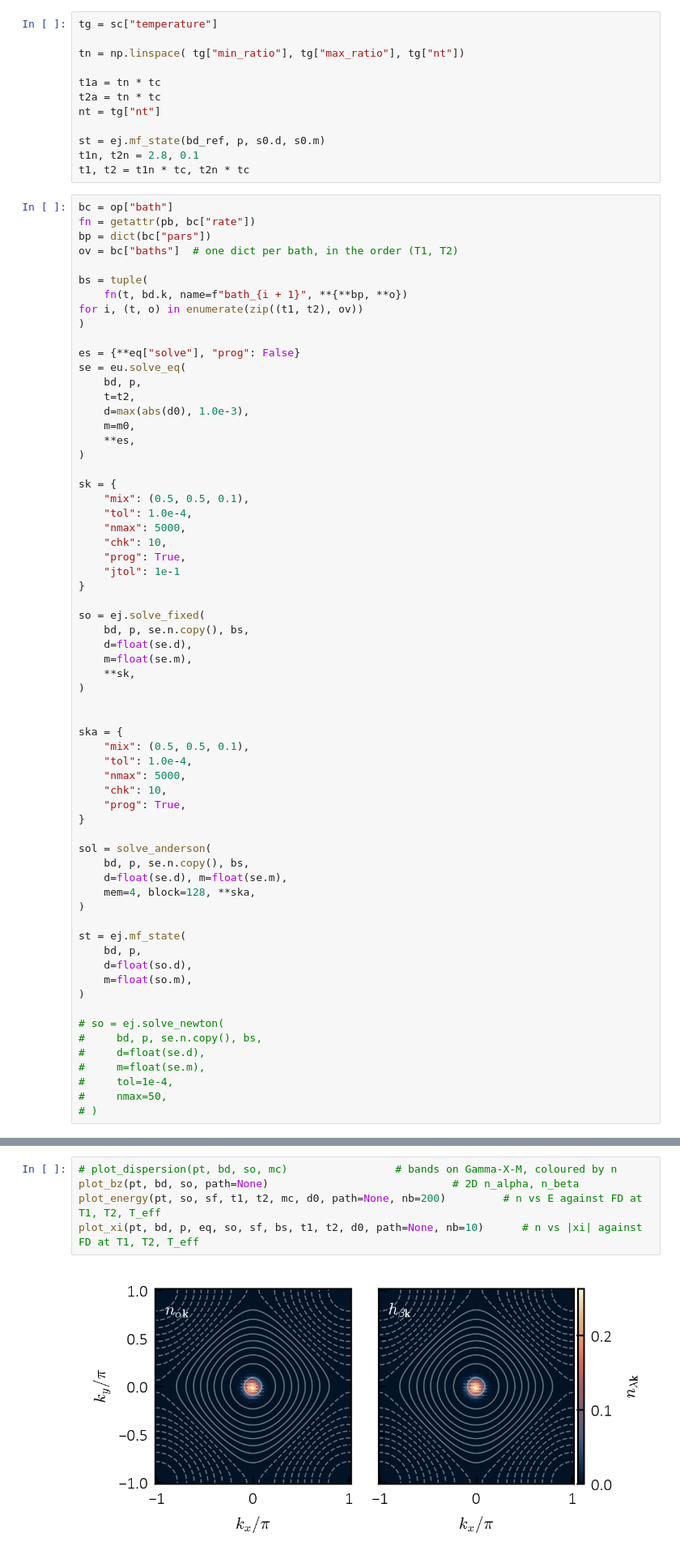
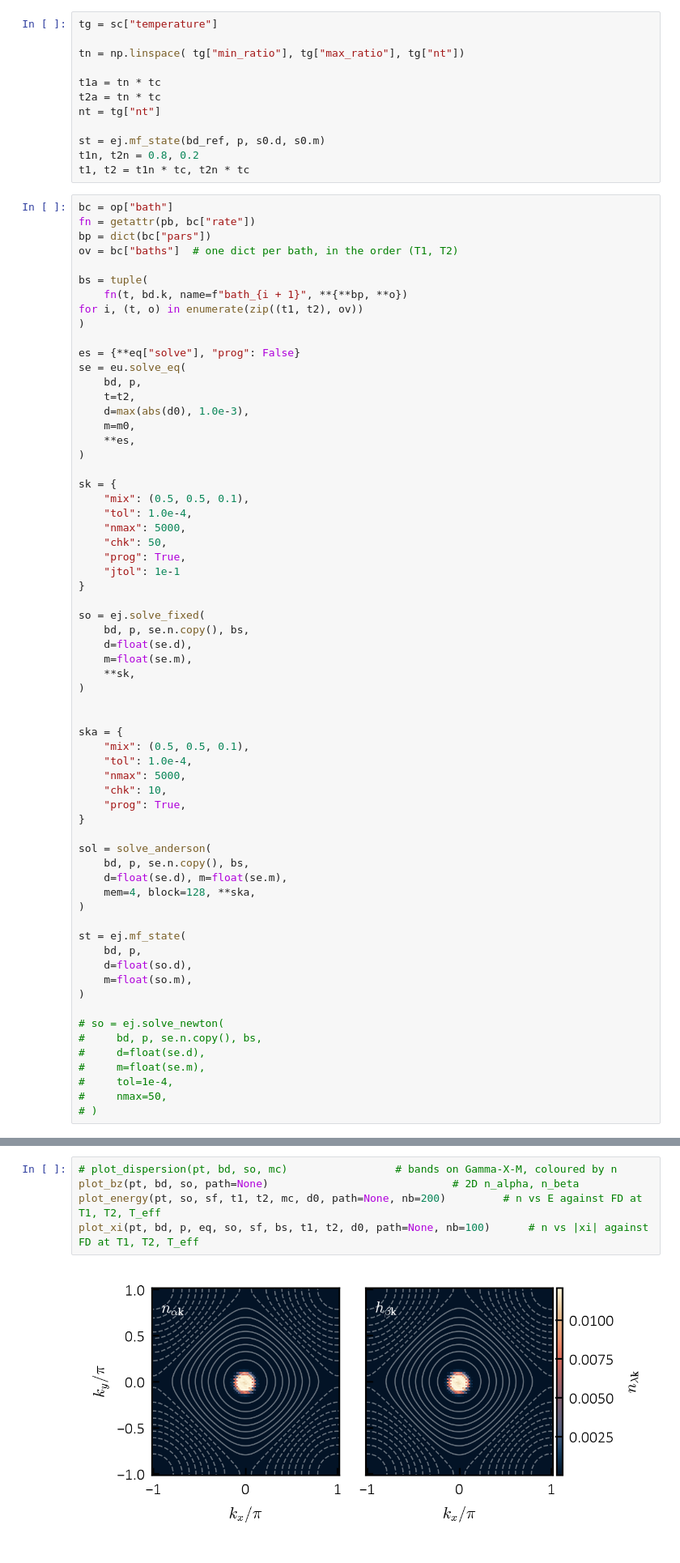
Before and after one commit to korl-z/IJS-F1, a Jupyter notebook: Koda/EI_baths/phonon-photon-realnumbers.ipynb, the cells around one changed output, grey strips where cells are left out. Shown at 81% size. Drawn from its saved outputs; the diff is of its cells as text.

```diff
--- a/Koda/EI_baths/phonon-photon-realnumbers.ipynb
+++ b/Koda/EI_baths/phonon-photon-realnumbers.ipynb
@@ -89,7 +89,7 @@ t2a = tn * tc
 nt = tg["nt"]
 
 st = ej.mf_state(bd_ref, p, s0.d, s0.m)
-t1n, t2n = 2.8, 0.1
+t1n, t2n = 0.8, 0.2
 t1, t2 = t1n * tc, t2n * tc
 # %%
 bc = op["bath"]
@@ -115,7 +115,7 @@ sk = {
     "mix": (0.5, 0.5, 0.1),
     "tol": 1.0e-4,
     "nmax": 5000,
-    "chk": 10,
+    "chk": 50,
     "prog": True,
     "jtol": 1e-1
 }
@@ -666,7 +666,7 @@ logger.info("T_eff/T_c = %.6f, power = %.3e, ok = %s",
 # %%
 # plot_dispersion(pt, bd, so, mc)                 # bands on Gamma-X-M, coloured by n
 plot_bz(pt, bd, so, path=None)                             # 2D n_alpha, n_beta
 plot_energy(pt, so, sf, t1, t2, mc, d0, path=None, nb=200)         # n vs E against FD at T1, T2, T_eff
-plot_xi(pt, bd, p, eq, so, sf, bs, t1, t2, d0, path=None, nb=10)      # n vs |xi| against FD at T1, T2, T_eff
+plot_xi(pt, bd, p, eq, so, sf, bs, t1, t2, d0, path=None, nb=100)      # n vs |xi| against FD at T1, T2, T_eff
 # %% [output]
-[figure, old version]
+[figure, new version]
```
Also changed, not shown: parts of 12 cells of this notebook, 12 other files.
